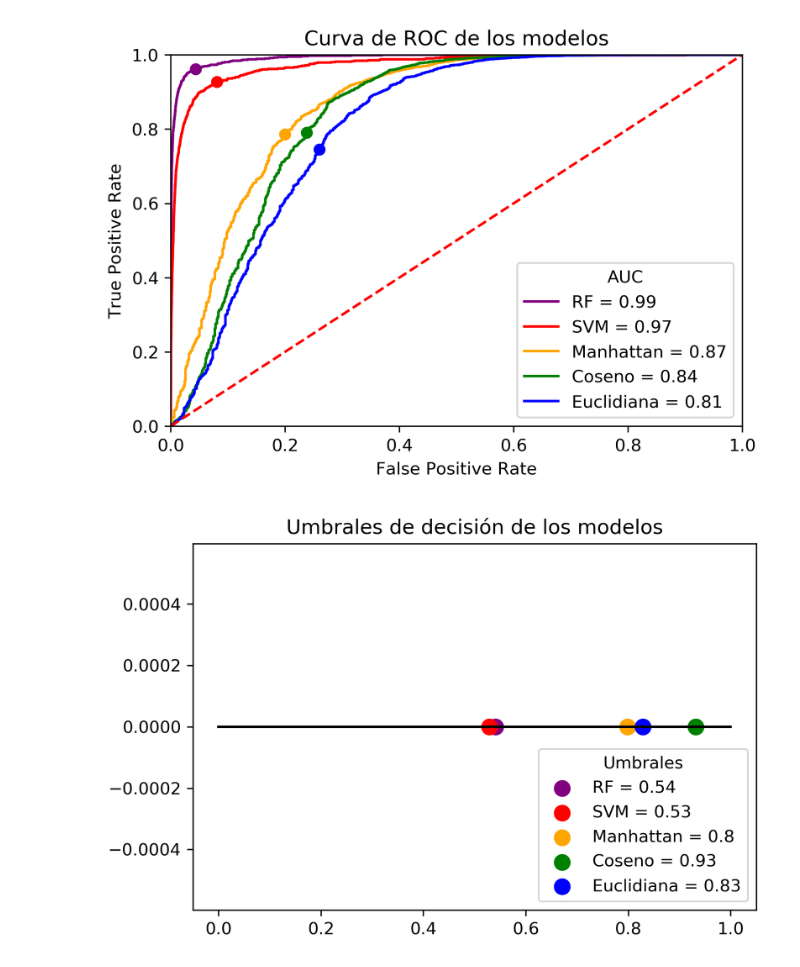
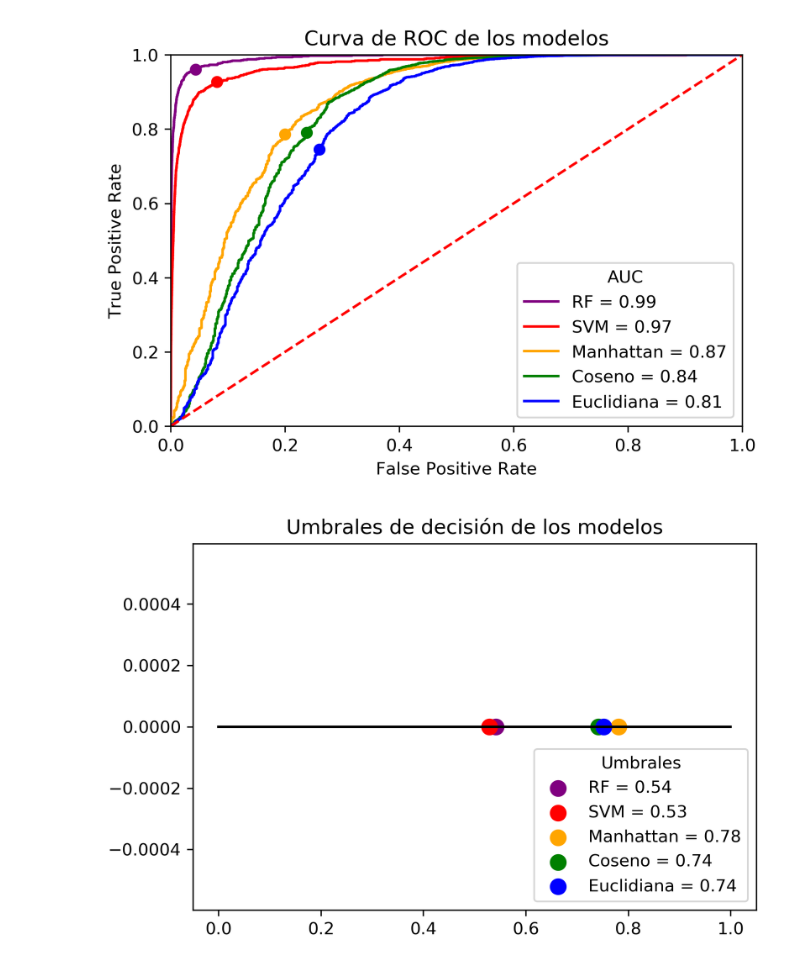
Before and after one commit to aronlo/tesis, a Jupyter notebook: allModels.ipynb, the cells around one changed output. Saved outputs shown, nothing was run; the diff lists cells and outputs as text; code cells hidden in the pictures.

```diff
--- a/allModels.ipynb
+++ b/allModels.ipynb
@@ -271,21 +271,21 @@ plt.show()
 # %%
 plt.figure( dpi=300)
 #-----------------------------------------------------------------
 #Rango
 
 size =  80
 
 plt.title("Umbrales de decisión de los modelos")
 plt.plot([0, 1], [0,0], color = "black")
 
-plt.scatter(0.54080952, 0, color = "purple", label = "RF = " + str(0.54),  s= size)
+plt.scatter(0.54190476, 0, color = "purple", label = "RF = " + str(0.54),  s= size)
 plt.scatter(0.52927178, 0, color = "red", label = "SVM = " + str(0.53),  s= size)
-plt.scatter(0.79826325, 0, color = "orange", label = "Manhattan = " + str(0.8),  s= size)
-plt.scatter(0.93226290, 0, color = "green", label = "Coseno = " + str(0.93),  s= size)
-plt.scatter(0.82878230, 0, color = "blue", label = "Euclidiana = " + str(0.83),  s= size)
+plt.scatter(0.781604317441693, 0, color = "orange", label = "Manhattan = " + str(0.78),  s= size)
+plt.scatter(0.7420176032699239, 0, color = "green", label = "Coseno = " + str(0.74),  s= size)
+plt.scatter(0.752036070422859, 0, color = "blue", label = "Euclidiana = " + str(0.74),  s= size)
 
 plt.legend(title='Umbrales')
 plt.legend(loc = 'lower right', title = "Umbrales")
 plt.show()
 # %% [output]
-[figure, old version]
+[figure, new version]
```
Also changed, not shown: parts of 2 cells of this notebook, 2 other files.
